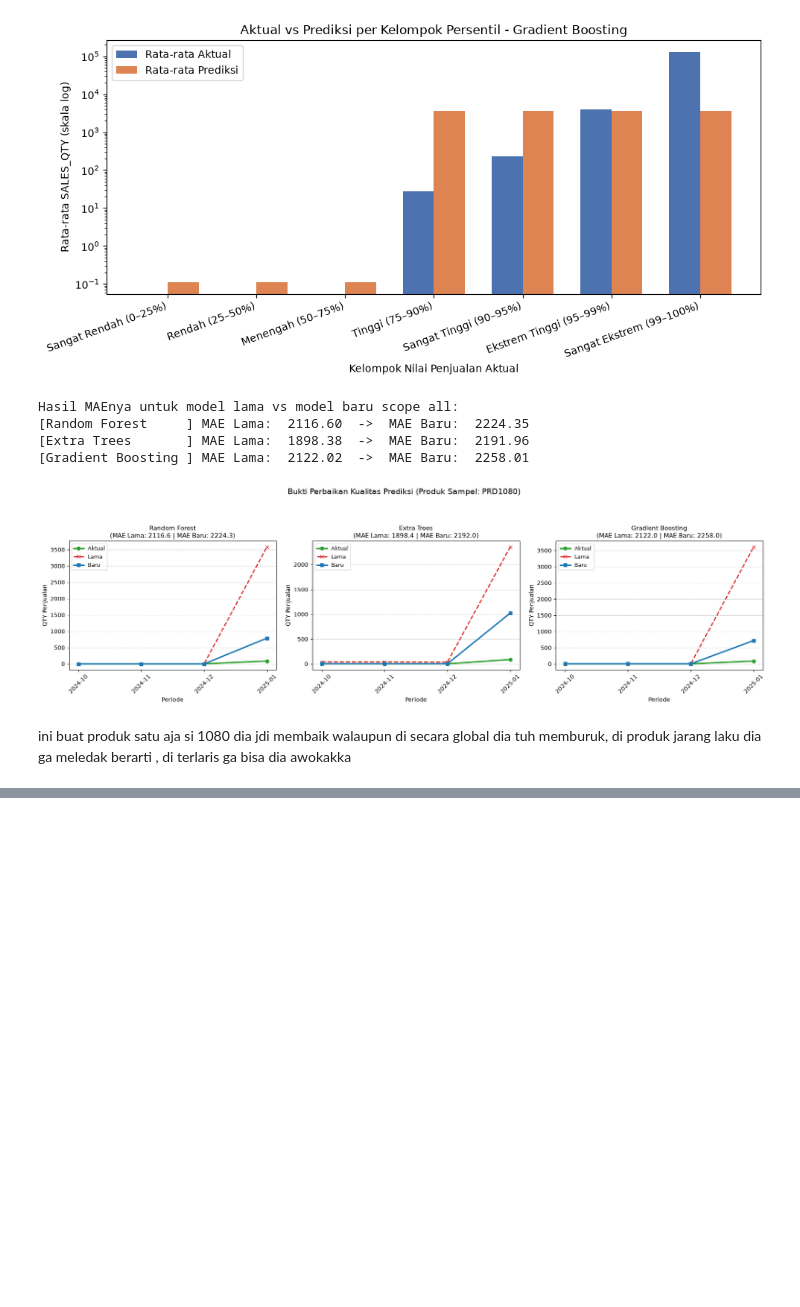
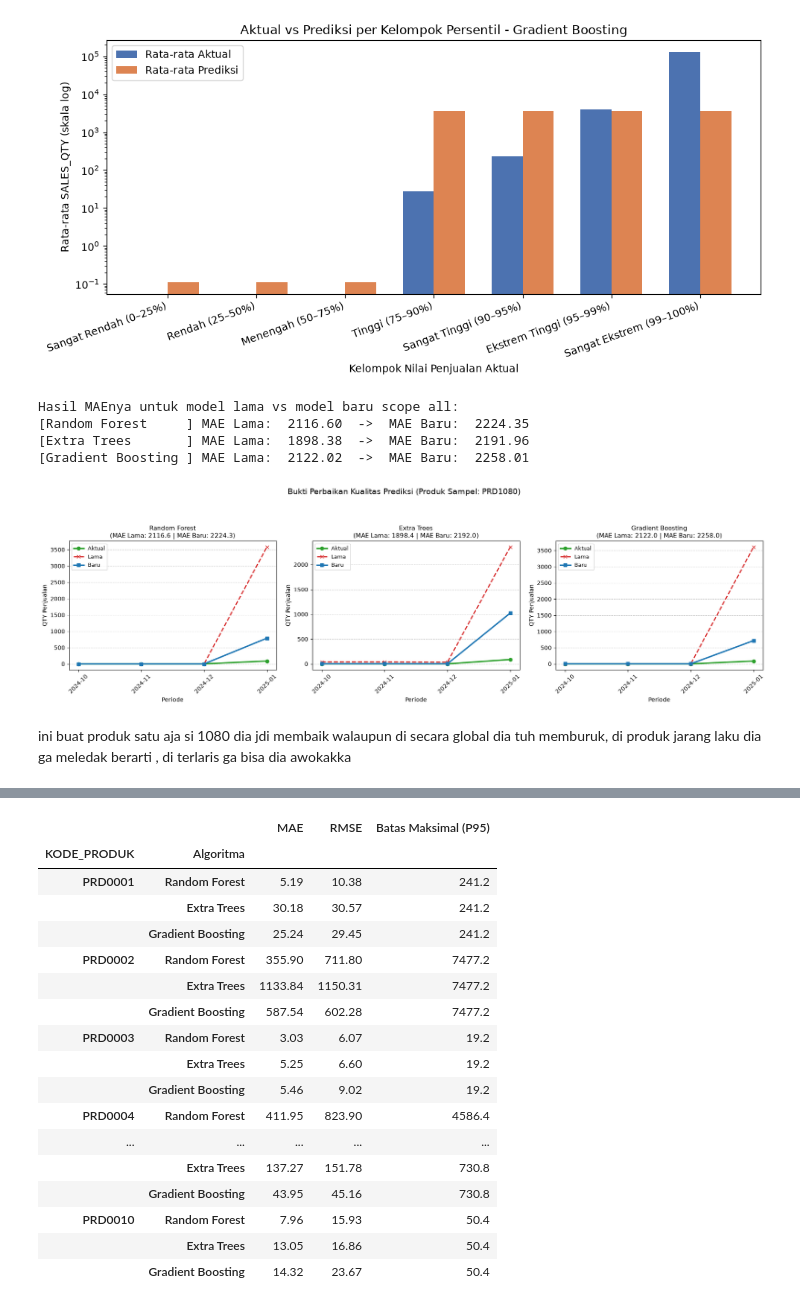
Before and after one commit to mwelmel/Forecast-App, a Jupyter notebook: backend/ml/notebooks/training.ipynb, the cells around one changed output, grey strips where cells are left out. Cells and saved outputs as stored; diff of their text form; code cells hidden in the pictures; blank space fills up the shorter version.

```diff
--- a/backend/ml/notebooks/training.ipynb
+++ b/backend/ml/notebooks/training.ipynb
@@ -1506,0 +1706,77 @@ Lonjakan Aktual di Masa Depan (Test)  : 942400.0
+# %%
+# eksperimen coba per produk dan pangkas yang anomali pesanannya
+# ambil 10 produk
+top_10_produk = df_model['KODE_PRODUK'].value_counts().head(10).index.tolist()
+
+MODEL_CLASSES_PRODUK = {
+    "Random Forest": lambda: RandomForestRegressor(
+        n_estimators=100, random_state=42, min_samples_split=5, min_samples_leaf=2, max_depth=10, n_jobs=-1),
+    "Extra Trees": lambda: ExtraTreesRegressor(
+        n_estimators=100, random_state=42, min_samples_split=5, min_samples_leaf=2, max_depth=10, n_jobs=-1),
+    "Gradient Boosting": lambda: GradientBoostingRegressor(
+        subsample=0.6, n_estimators=300, random_state=42, min_samples_split=10, min_samples_leaf=1, max_depth=3, learning_rate=0.05),
+}
+
+# MODEL_CLASSES_PRODUK = {
+#     "Random Forest": lambda: RandomForestRegressor(n_estimators=100, random_state=42, min_samples_split=5, min_samples_leaf=2, max_features='log2', max_depth=10, n_jobs=-1),
+#     "Extra Trees": lambda: ExtraTreesRegressor(n_estimators=100, random_state=42, min_samples_split=5, min_samples_leaf=2, max_features='log2', max_depth=10, n_jobs=-1),
+#     "Gradient Boosting": lambda: GradientBoostingRegressor(subsample=0.6, n_estimators=300, random_state=42, min_samples_split=10, min_samples_leaf=1, max_depth=2, learning_rate=0.03)
+# }
+
+FEATURES_PRODUK = ['Tahun', 'Bulan', 'Sales_t-1', 'Sales_t-2', 'Sales_t-3', 'Ma_3', 'Ma_6']
+semua_hasil_clipping = []
+
+# 2. Looping per Produk
+for kode in top_10_produk:
+    df_p = df_model[df_model['KODE_PRODUK'] == kode].copy()
+    df_p = df_p.sort_values(["Tahun", "Bulan"]).reset_index(drop=True)
+
+    if len(df_p) < 10:
+        continue
+
+    # Split 80:20 Berdasarkan Waktu
+    split_idx = int(len(df_p) * 0.8)
+    train_p = df_p.iloc[:split_idx].copy()
+    test_p = df_p.iloc[split_idx:].copy()
+
+    if len(train_p) == 0 or len(test_p) == 0:
+        continue
+
+    # Cari batas wajar penjualan (Persentil 95) murni dari data latih
+    batas_wajar = train_p['SALES_QTY'].quantile(0.95)
+
+    # Pangkas angka yang melewati batas wajar
+    y_train_clipped = train_p['SALES_QTY'].clip(upper=batas_wajar)
+
+
+    y_test_clipped = test_p['SALES_QTY'].clip(upper=batas_wajar)
+
+    X_train = train_p[FEATURES_PRODUK]
+    X_test = test_p[FEATURES_PRODUK]
+
+    for nama_algo, make_model in MODEL_CLASSES_PRODUK.items():
+        model = make_model()
+        # Latih menggunakan target yang sudah dipangkas
+        model.fit(X_train, y_train_clipped)
+
+        y_pred = np.maximum(0, model.predict(X_test))
+
+        # Evaluasi menggunakan data test yang juga sudah disesuaikan
+        mae = mean_absolute_error(y_test_clipped, y_pred)
+        rmse = float(np.sqrt(mean_squared_error(y_test_clipped, y_pred)))
+
+        semua_hasil_clipping.append({
+            "KODE_PRODUK": kode,
+            "Algoritma": nama_algo,
+            "MAE": mae,
+            "RMSE": rmse,
+            "Batas Maksimal (P95)": batas_wajar
+        })
+
+# 3. Tampilkan Hasil
+df_eval_clip = pd.DataFrame(semua_hasil_clipping)
+print("HASIL EVALUASI MODEL PER PRODUK (SETELAH CLIPPING ANOMALI OUTLIER)")
+
+tabel_rapi_clip = df_eval_clip.set_index(["KODE_PRODUK", "Algoritma"]).round(2)
+display(tabel_rapi_clip)
+# %% [output]
@@ -1506,0 +1784,18 @@ Lonjakan Aktual di Masa Depan (Test)  : 942400.0
+|  |  | MAE | RMSE | Batas Maksimal (P95) |
+| KODE_PRODUK | Algoritma |  |  |  |
+| PRD0001 | Random Forest | 5.19 | 10.38 | 241.2 |
+|  | Extra Trees | 30.18 | 30.57 | 241.2 |
+|  | Gradient Boosting | 25.24 | 29.45 | 241.2 |
+| PRD0002 | Random Forest | 355.90 | 711.80 | 7477.2 |
+|  | Extra Trees | 1133.84 | 1150.31 | 7477.2 |
+|  | Gradient Boosting | 587.54 | 602.28 | 7477.2 |
+| PRD0003 | Random Forest | 3.03 | 6.07 | 19.2 |
+|  | Extra Trees | 5.25 | 6.60 | 19.2 |
+|  | Gradient Boosting | 5.46 | 9.02 | 19.2 |
+| PRD0004 | Random Forest | 411.95 | 823.90 | 4586.4 |
+| ... | ... | ... | ... | ... |
+|  | Extra Trees | 137.27 | 151.78 | 730.8 |
+|  | Gradient Boosting | 43.95 | 45.16 | 730.8 |
+| PRD0010 | Random Forest | 7.96 | 15.93 | 50.4 |
+|  | Extra Trees | 13.05 | 16.86 | 50.4 |
+|  | Gradient Boosting | 14.32 | 23.67 | 50.4 |
```
Also changed, not shown: parts of 9 cells of this notebook, 3 other files.
